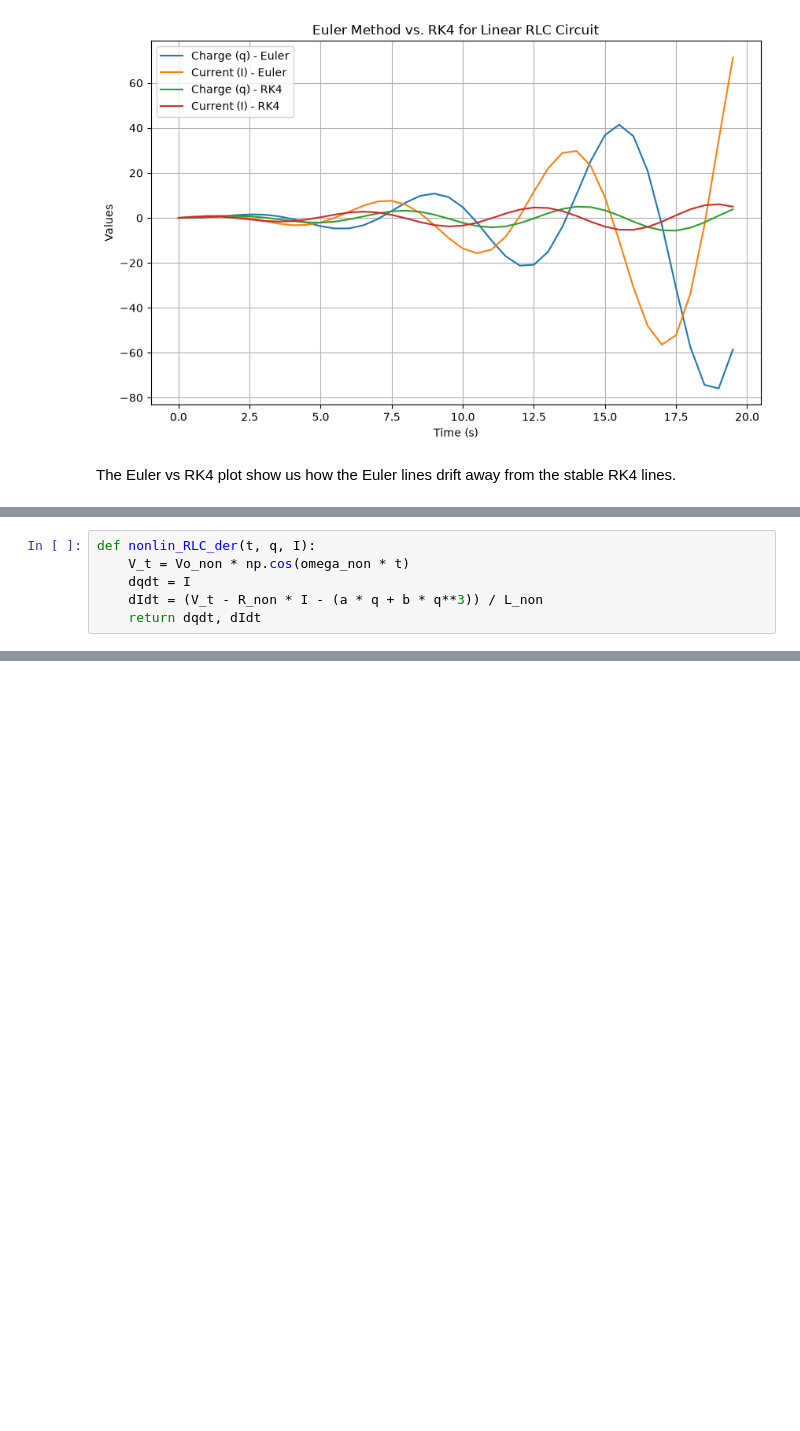
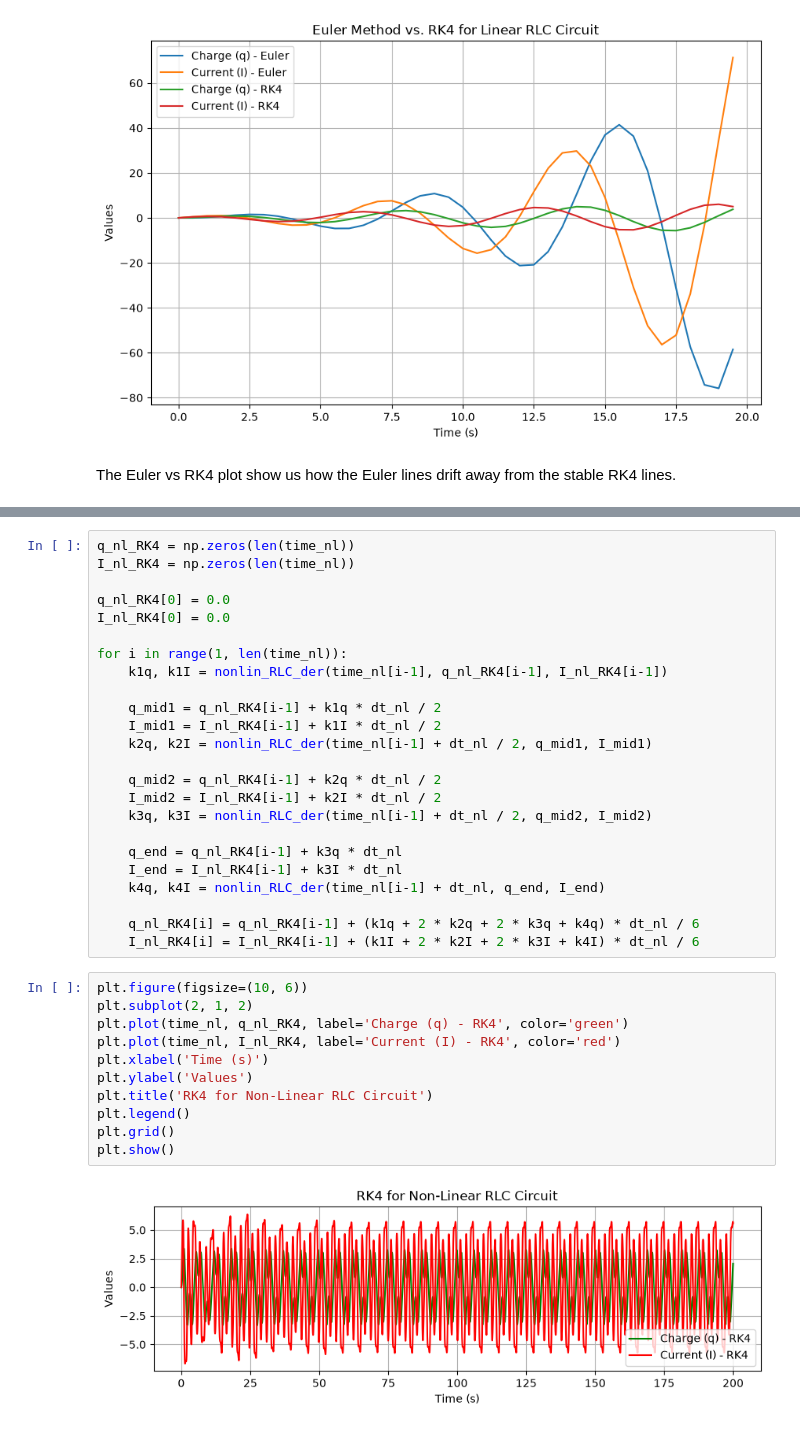
Before and after one commit to nagy-e/Num_alg_practice_final_project, a Jupyter notebook: Final_Project_MAIN.ipynb, the cells around one changed output, grey strips where cells are left out. Drawn from its saved outputs; the diff is of its cells as text; blank space fills up the shorter version.

```diff
--- a/Final_Project_MAIN.ipynb
+++ b/Final_Project_MAIN.ipynb
@@ -176,6 +158,0 @@ time_non = np.arange(t_start, t_end_non, dt_non)
-# %%
-def nonlin_RLC_der(t, q, I):
-    V_t = Vo_non * np.cos(omega_non * t)
-    dqdt = I
-    dIdt = (V_t - R_non * I - (a * q + b * q**3)) / L_non
-    return dqdt, dIdt
@@ -248,0 +182,37 @@ plt.show()
+# %%
+q_nl_RK4 = np.zeros(len(time_nl))
+I_nl_RK4 = np.zeros(len(time_nl))
+
+q_nl_RK4[0] = 0.0
+I_nl_RK4[0] = 0.0
+
+for i in range(1, len(time_nl)):
+    k1q, k1I = nonlin_RLC_der(time_nl[i-1], q_nl_RK4[i-1], I_nl_RK4[i-1])
+
+    q_mid1 = q_nl_RK4[i-1] + k1q * dt_nl / 2
+    I_mid1 = I_nl_RK4[i-1] + k1I * dt_nl / 2
+    k2q, k2I = nonlin_RLC_der(time_nl[i-1] + dt_nl / 2, q_mid1, I_mid1)
+
+    q_mid2 = q_nl_RK4[i-1] + k2q * dt_nl / 2
+    I_mid2 = I_nl_RK4[i-1] + k2I * dt_nl / 2
+    k3q, k3I = nonlin_RLC_der(time_nl[i-1] + dt_nl / 2, q_mid2, I_mid2)
+
+    q_end = q_nl_RK4[i-1] + k3q * dt_nl
+    I_end = I_nl_RK4[i-1] + k3I * dt_nl
+    k4q, k4I = nonlin_RLC_der(time_nl[i-1] + dt_nl, q_end, I_end)
+
+    q_nl_RK4[i] = q_nl_RK4[i-1] + (k1q + 2 * k2q + 2 * k3q + k4q) * dt_nl / 6
+    I_nl_RK4[i] = I_nl_RK4[i-1] + (k1I + 2 * k2I + 2 * k3I + k4I) * dt_nl / 6
+# %%
+plt.figure(figsize=(10, 6))
+plt.subplot(2, 1, 2)
+plt.plot(time_nl, q_nl_RK4, label='Charge (q) - RK4', color='green')
+plt.plot(time_nl, I_nl_RK4, label='Current (I) - RK4', color='red')
+plt.xlabel('Time (s)')
+plt.ylabel('Values')
+plt.title('RK4 for Non-Linear RLC Circuit')
+plt.legend()
+plt.grid()
+plt.show()
+# %% [output]
+[figure, added]
```
Also changed, not shown: parts of 25 cells of this notebook.
